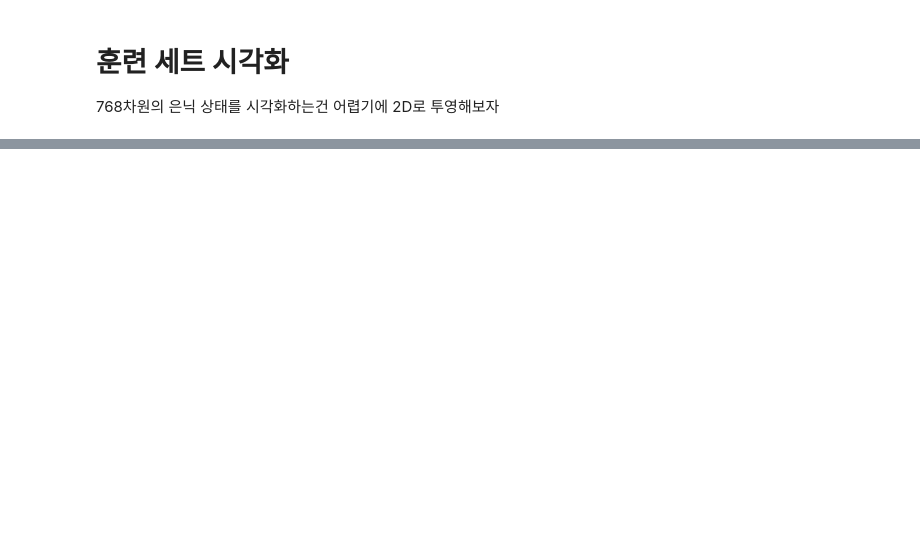
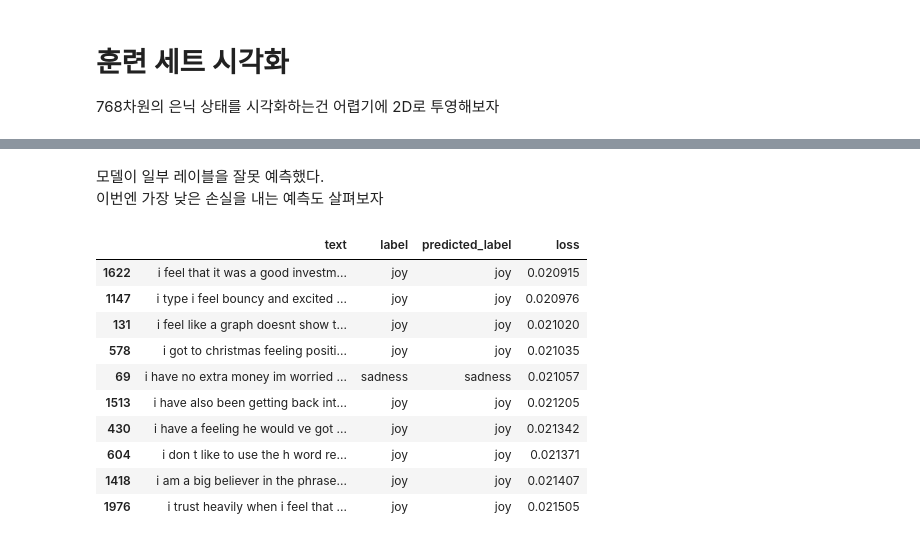
Before and after one commit to Tarel-Github/Artificial_Intelligence_practice, a Jupyter notebook: 03. Natural Language Processing with Transformers/2-0. 텍스트 분류.ipynb, the cells around one changed output, grey strips where cells are left out. Cells and saved outputs as stored; diff of their text form; code cells hidden in the pictures; blank space fills up the shorter version.

```diff
--- a/03. Natural Language Processing with Transformers/2-0. 텍스트 분류.ipynb
+++ b/03. Natural Language Processing with Transformers/2-0. 텍스트 분류.ipynb
@@ -517,0 +782,17 @@ plt.show()
+# %% [markdown]
+모델이 일부 레이블을 잘못 예측했다.
+이번엔 가장 낮은 손실을 내는 예측도 살펴보자
+# %%
+df_test.sort_values("loss", ascending=True).head(10)
+# %% [output]
+|  | text | label | predicted_label | loss |
+| 1622 | i feel that it was a good investm... | joy | joy | 0.020915 |
+| 1147 | i type i feel bouncy and excited ... | joy | joy | 0.020976 |
+| 131 | i feel like a graph doesnt show t... | joy | joy | 0.021020 |
+| 578 | i got to christmas feeling positi... | joy | joy | 0.021035 |
+| 69 | i have no extra money im worried ... | sadness | sadness | 0.021057 |
+| 1513 | i have also been getting back int... | joy | joy | 0.021205 |
+| 430 | i have a feeling he would ve got ... | joy | joy | 0.021342 |
+| 604 | i don t like to use the h word re... | joy | joy | 0.021371 |
+| 1418 | i am a big believer in the phrase... | joy | joy | 0.021407 |
+| 1976 | i trust heavily when i feel that ... | joy | joy | 0.021505 |
```
Also changed, not shown: parts of 49 cells of this notebook, 2 other files.
